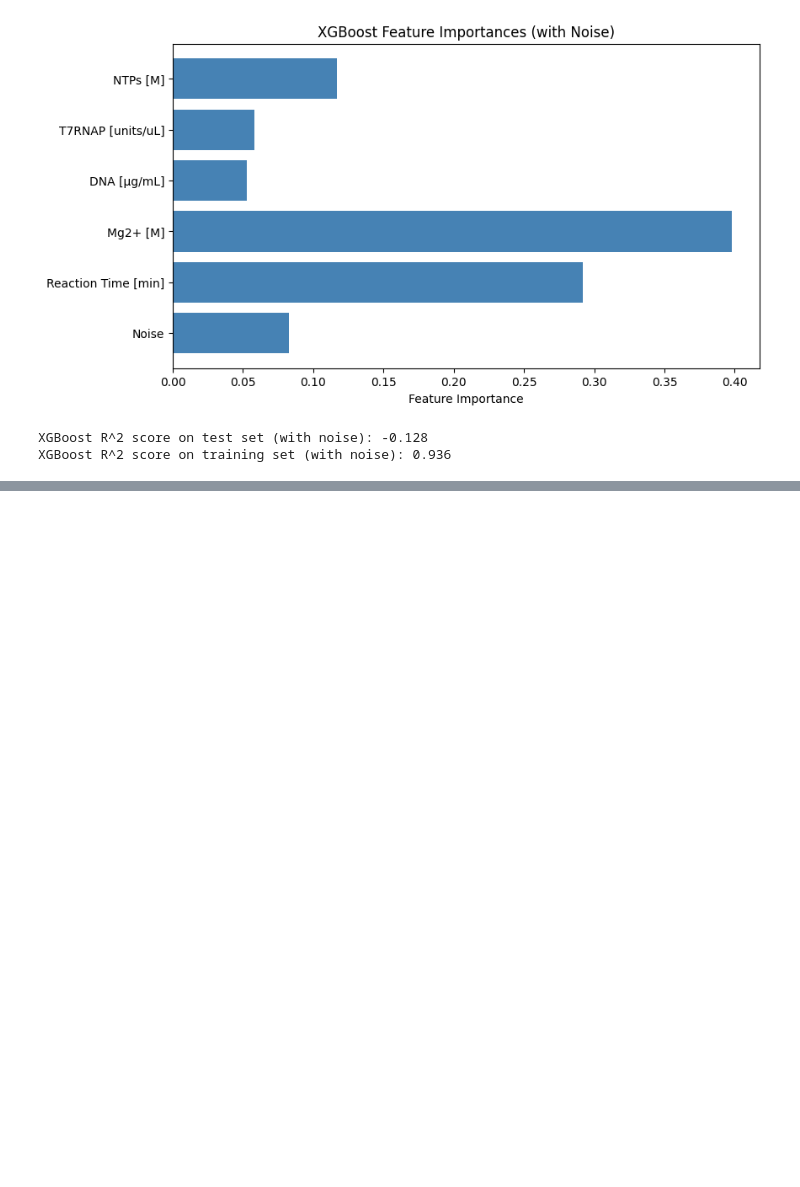
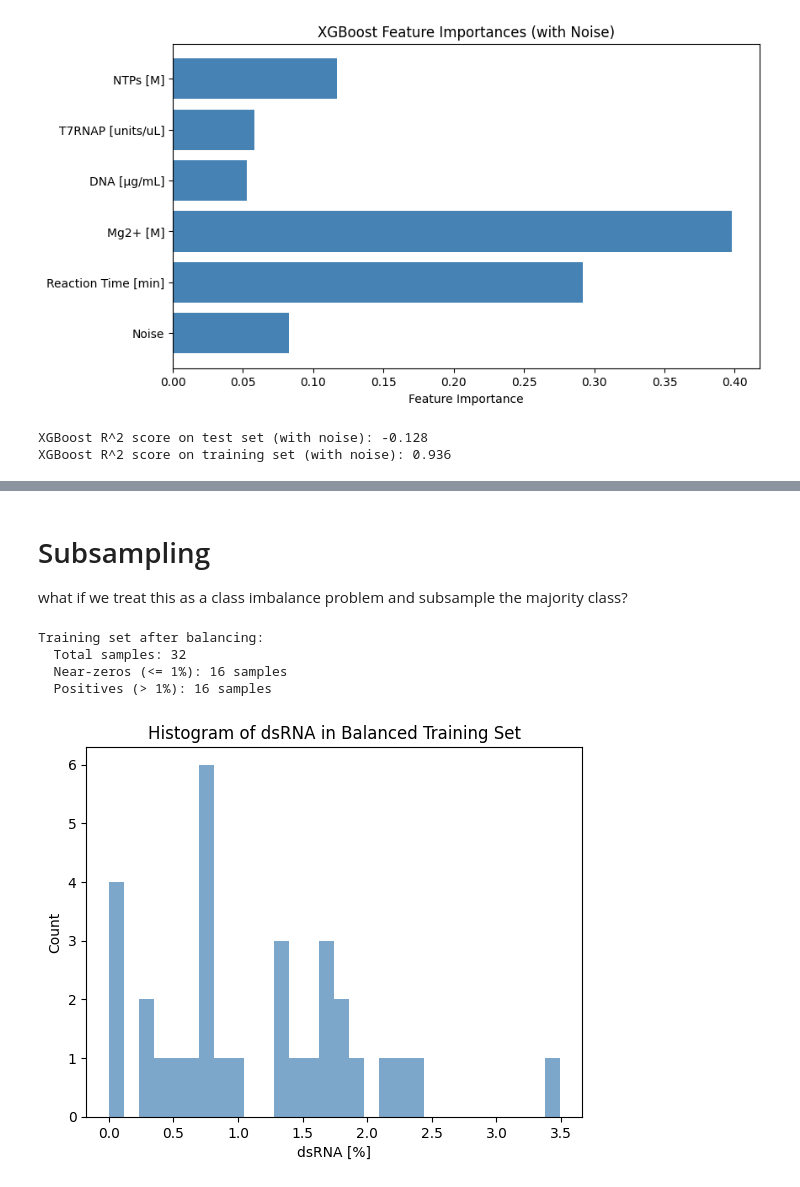
Before and after one commit to kesler20/phd_notebooks, a Jupyter notebook: 2025/10/dsRNA ANOVA and modelling.ipynb, the cells around one changed output, grey strips where cells are left out. Drawn from its saved outputs; the diff is of its cells as text; code cells hidden in the pictures; blank space fills up the shorter version.

```diff
--- a/2025/10/dsRNA ANOVA and modelling.ipynb
+++ b/2025/10/dsRNA ANOVA and modelling.ipynb
@@ -427,0 +661,53 @@ XGBoost R^2 score on training set (with noise): 0.936
+# %% [markdown]
+# Subsampling
+what if we treat this as a class imbalance problem and subsample the majority class?
+# %%
+df = experimental_conditions.copy()
+df["dsRNA [%]"] = responses.values.ravel()
+df = df[df["dsRNA [%]"] < 4.0].reset_index(drop=True)  # ignore >= 4% sample(s)
+
+# --- Prepare split (stratify on near-zero indicator) ---
+thr = 1
+y = df["dsRNA [%]"].values
+X = df.drop(columns=["dsRNA [%]"]).copy()
+
+zero_ind = (y <= thr).astype(int)
+X_train, X_test, y_train, y_test, z_train, z_test = train_test_split(
+    X, y, zero_ind, test_size=0.25, random_state=42, stratify=zero_ind
+)
+
+# --- Balance training set by *upsampling* near-zeros to match positives ---
+pos_idx = np.where(z_train == 0)[0]  # positives > thr
+neg_idx = np.where(z_train == 1)[0]  # near-zeros <= thr
+n_pos = len(pos_idx)
+n_neg = len(neg_idx)
+
+if n_neg == 0 or n_pos == 0:
+    raise RuntimeError("Stratify failed to provide both classes in training set.")
+
+rng = np.random.default_rng(42)
+# Sample near-zeros with replacement up to n_pos
+upsampled_neg_idx = rng.choice(neg_idx, size=n_pos, replace=True)
+balanced_idx = np.concatenate([pos_idx, upsampled_neg_idx])
+rng.shuffle(balanced_idx)
+
+X_train_bal = X_train.iloc[balanced_idx].reset_index(drop=True)
+y_train_bal = y_train[balanced_idx]
+
+
+# Show the distribution of the new data after applying the filter
+print("Training set after balancing:")
+print(f"  Total samples: {len(y_train_bal)}")
+print(f"  Near-zeros (<= {thr}%): {(y_train_bal <= thr).sum()} samples")
+print(f"  Positives (> {thr}%): {(y_train_bal > thr).sum()} samples")
+plt.hist(y_train_bal, bins=30, color="steelblue", alpha=0.7)
+plt.xlabel("dsRNA [%]")
+plt.ylabel("Count")
+plt.title("Histogram of dsRNA in Balanced Training Set")
+plt.show()
+# %% [output]
+Training set after balancing:
+  Total samples: 32
+  Near-zeros (<= 1%): 16 samples
+  Positives (> 1%): 16 samples
+[figure, added]
```
Also changed, not shown: parts of 13 cells of this notebook.
